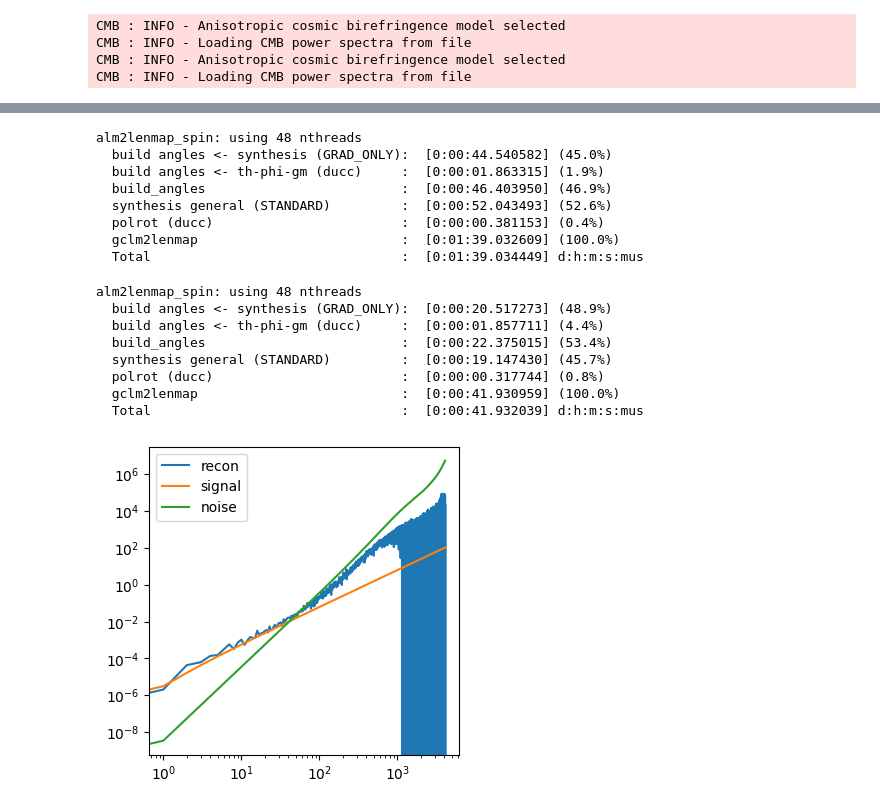
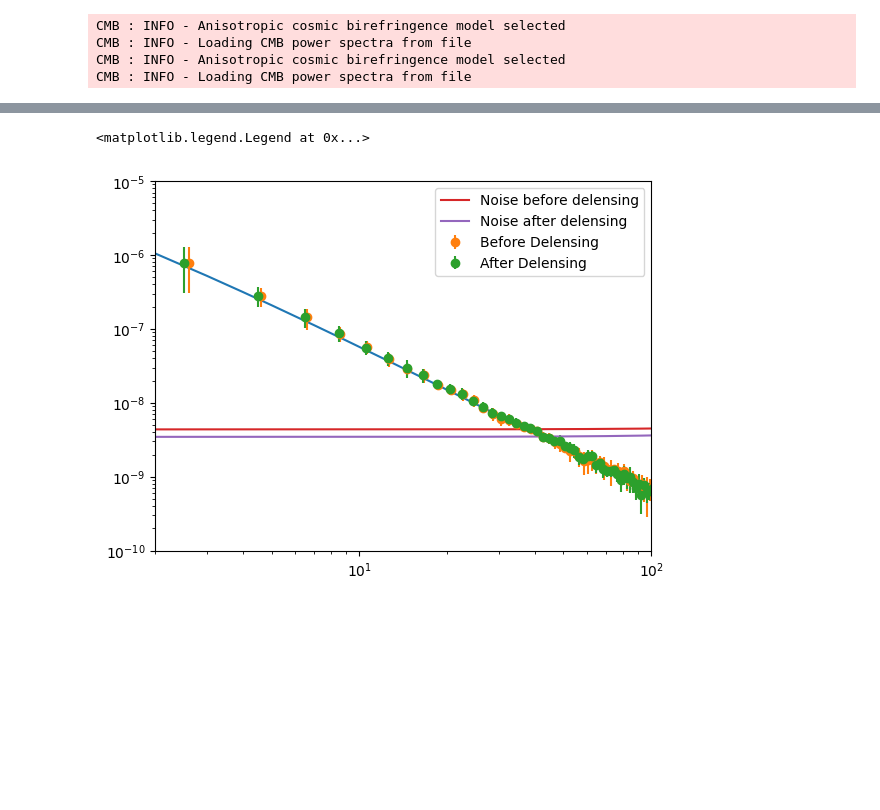
Before and after one commit to antolonappan/DelensCoBi, a Jupyter notebook: examples/rec_delens.ipynb, the cells around one changed output, grey strips where cells are left out. Drawn from its saved outputs; the diff is of its cells as text; code cells hidden in the pictures; blank space fills up the shorter version.

Commit message:
some changes for aniso
Signed-off-by: Anto Idicherian Lonappan <antolonappan@icloud.com>

```diff
--- a/examples/rec_delens.ipynb
+++ b/examples/rec_delens.ipynb
@@ -99,20 +44,40 @@ plt.ylim(1e-9,1e-5)
-# %%
-recon_delens.plot_qcl(2,which='recon')
-# %% [output]
-alm2lenmap_spin: using 48 nthreads
-  build angles <- synthesis (GRAD_ONLY):  [0:00:44.540582] (45.0%)
-  build angles <- th-phi-gm (ducc)     :  [0:00:01.863315] (1.9%)
-  build_angles                         :  [0:00:46.403950] (46.9%)
-  synthesis general (STANDARD)         :  [0:00:52.043493] (52.6%)
-  polrot (ducc)                        :  [0:00:00.381153] (0.4%)
-  gclm2lenmap                          :  [0:01:39.032609] (100.0%)
-  Total                                :  [0:01:39.034449] d:h:m:s:mus
-alm2lenmap_spin: using 48 nthreads
-  build angles <- synthesis (GRAD_ONLY):  [0:00:20.517273] (48.9%)
-  build angles <- th-phi-gm (ducc)     :  [0:00:01.857711] (4.4%)
-  build_angles                         :  [0:00:22.375015] (53.4%)
-  synthesis general (STANDARD)         :  [0:00:19.147430] (45.7%)
-  polrot (ducc)                        :  [0:00:00.317744] (0.8%)
-  gclm2lenmap                          :  [0:00:41.930959] (100.0%)
-  Total                                :  [0:00:41.932039] d:h:m:s:mus
-[figure, removed]
+# %%
+ap_bd = []
+for i in tqdm(range(10)):
+    oalm = recon_aniso.get_qlm(i)
+    talm = recon_aniso.get_qlm_th(i)
+    cl = hp.alm2cl(oalm,talm)
+    ap_bd.append(cl)
+ap_bd = np.array(ap_bd)
+# %%
+ap_ad = []
+for i in tqdm(range(10)):
+    oalm = recon_delens.get_qlm(i)
+    talm = recon_delens.get_qlm_th(i)
+    cl = hp.alm2cl(oalm,talm)
+    ap_ad.append(cl)
+ap_ad = np.array(ap_ad)
+# %%
+ap_bd_bin = []
+for i in tqdm(range(10)):
+    bd_bin, bcl = bin_cmb_spectrum(ap_bd[i],2)
+    ap_bd_bin.append(bcl)
+ap_bd_bin = np.array(ap_bd_bin)
+# %%
+ap_ad_bin = []
+for i in tqdm(range(10)):
+    ad_bin, bcl = bin_cmb_spectrum(ap_ad[i],2)
+    ap_ad_bin.append(bcl)
+ap_ad_bin = np.array(ap_ad_bin)
+# %%
+plt.loglog(recon_aniso.cmb.cl_aa())
+plt.errorbar(bd_bin+0.1,ap_bd_bin.mean(axis=0),ap_bd_bin.std(axis=0),fmt='o', label='Before Delensing')
+plt.errorbar(ad_bin,ap_ad_bin.mean(axis=0),ap_ad_bin.std(axis=0),fmt='o', label='After Delensing')
+plt.loglog(recon_aniso.get_n0(0),label='Noise before delensing')
+plt.loglog(recon_delens.get_n0(0),label='Noise after delensing')
+plt.ylim(1e-10,1e-5)
+plt.xlim(2,100)
+plt.legend()
+# %% [output]
+<matplotlib.legend.Legend at 0x...>
+[figure, added]
```
Also changed, not shown: parts of 25 cells of this notebook, 2 other files.
